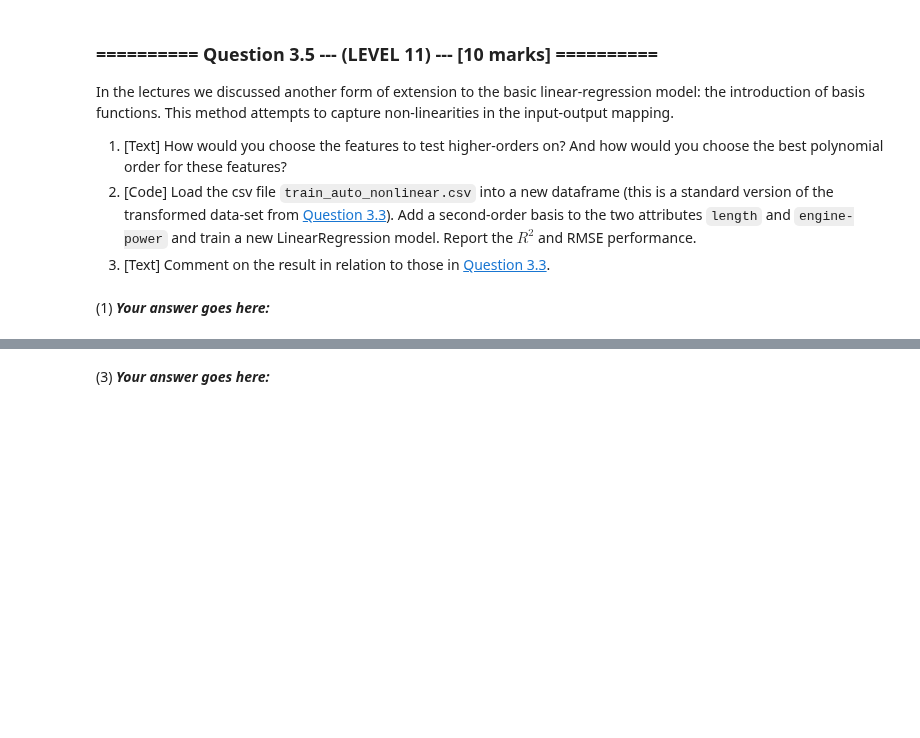
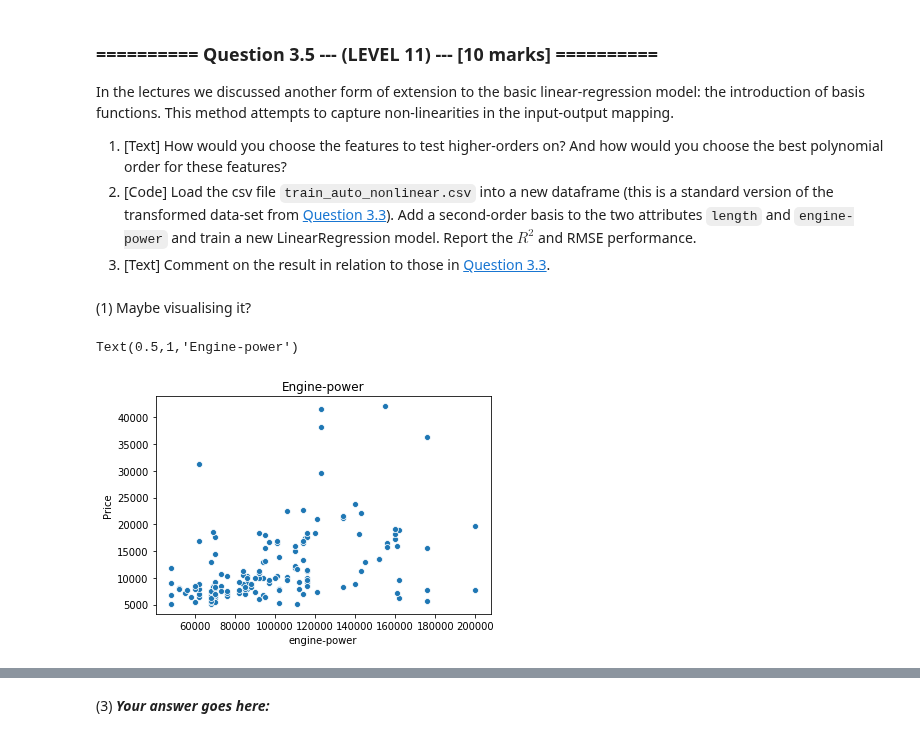
Before and after one commit to tjcdev/iaml, a Jupyter notebook: Assignments/02_LinearRegression.ipynb, the cells around one changed output, grey strips where cells are left out. Drawn from its saved outputs; the diff is of its cells as text; code cells hidden in the pictures; blank space fills up the shorter version.

```diff
--- a/Assignments/02_LinearRegression.ipynb
+++ b/Assignments/02_LinearRegression.ipynb
@@ -601,5 +601,3 @@ In the lectures we discussed another form of extension to the basic linear-regre
 1. [Text] How would you choose the features to test higher-orders on? And how would you choose the best polynomial order for these features?
 1. [Code] Load the csv file `train_auto_nonlinear.csv` into a new dataframe (this is a standard version of the transformed data-set from [Question 3.3](#question_3_3)). Add a second-order basis to the two attributes `length` and `engine-power` and train a new LinearRegression model. Report the $R^2$ and RMSE performance.
 1. [Text] Comment on the result in relation to those in [Question 3.3](#question_3_3).
-# %% [markdown]
-(1) ***Your answer goes here:***
@@ -607,0 +604,14 @@ In the lectures we discussed another form of extension to the basic linear-regre
+# %% [markdown]
+(1) Maybe visualising it?
+# %%
+# (2)
+# Load data from csv
+data_path = os.path.join(os.getcwd(), 'datasets', 'train_auto_nonlinear.csv')
+auto_nonlinear = pd.read_csv(data_path, delimiter = ',')
+# %%
+ax = sns.scatterplot(auto_nonlinear['engine-power'], auto_nonlinear['price'])
+ax.set_ylabel('Price')
+ax.set_title('Engine-power')
+# %% [output]
+Text(0.5,1,'Engine-power')
+[figure, added]
```
Also changed, not shown: parts of 2 cells of this notebook.
